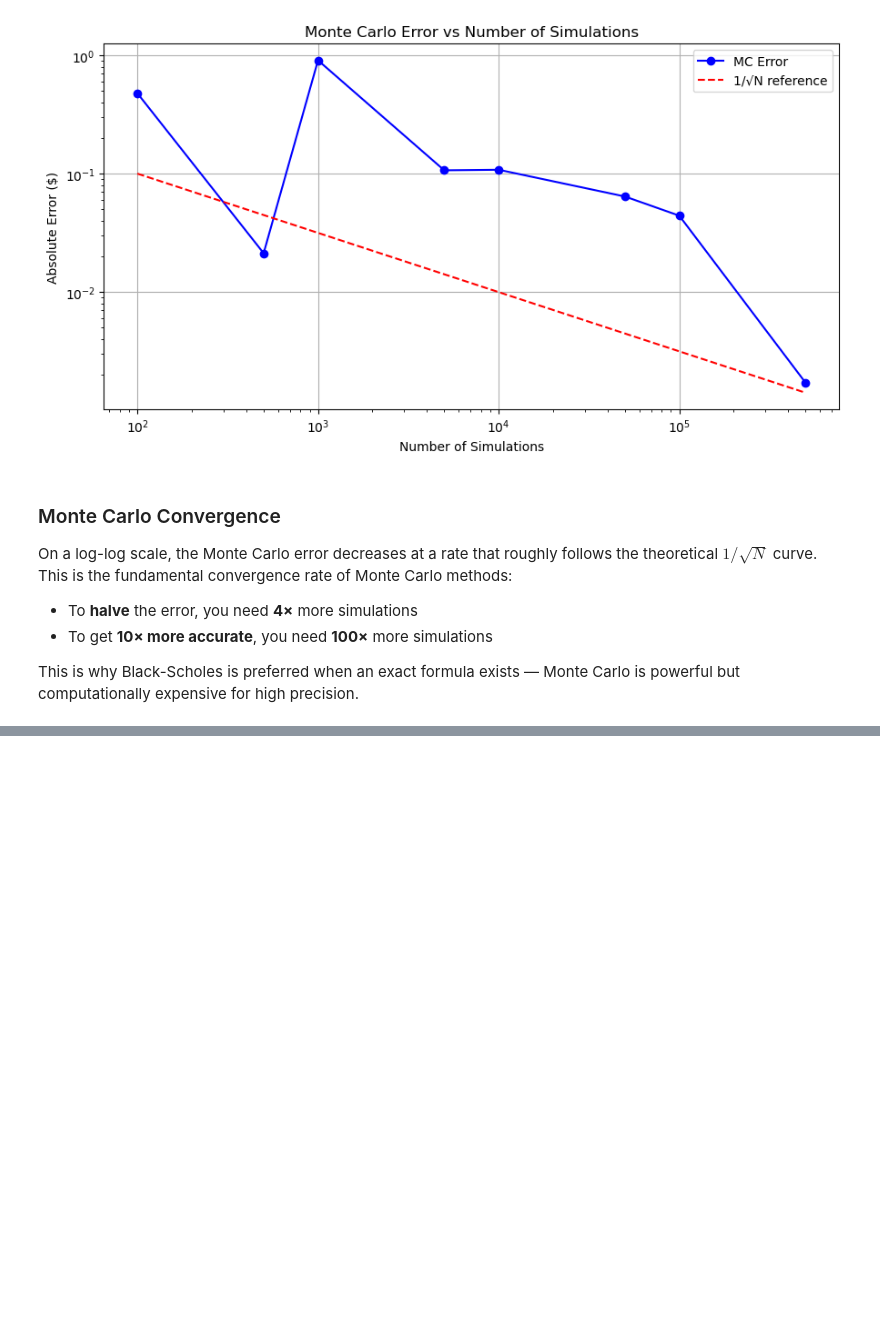
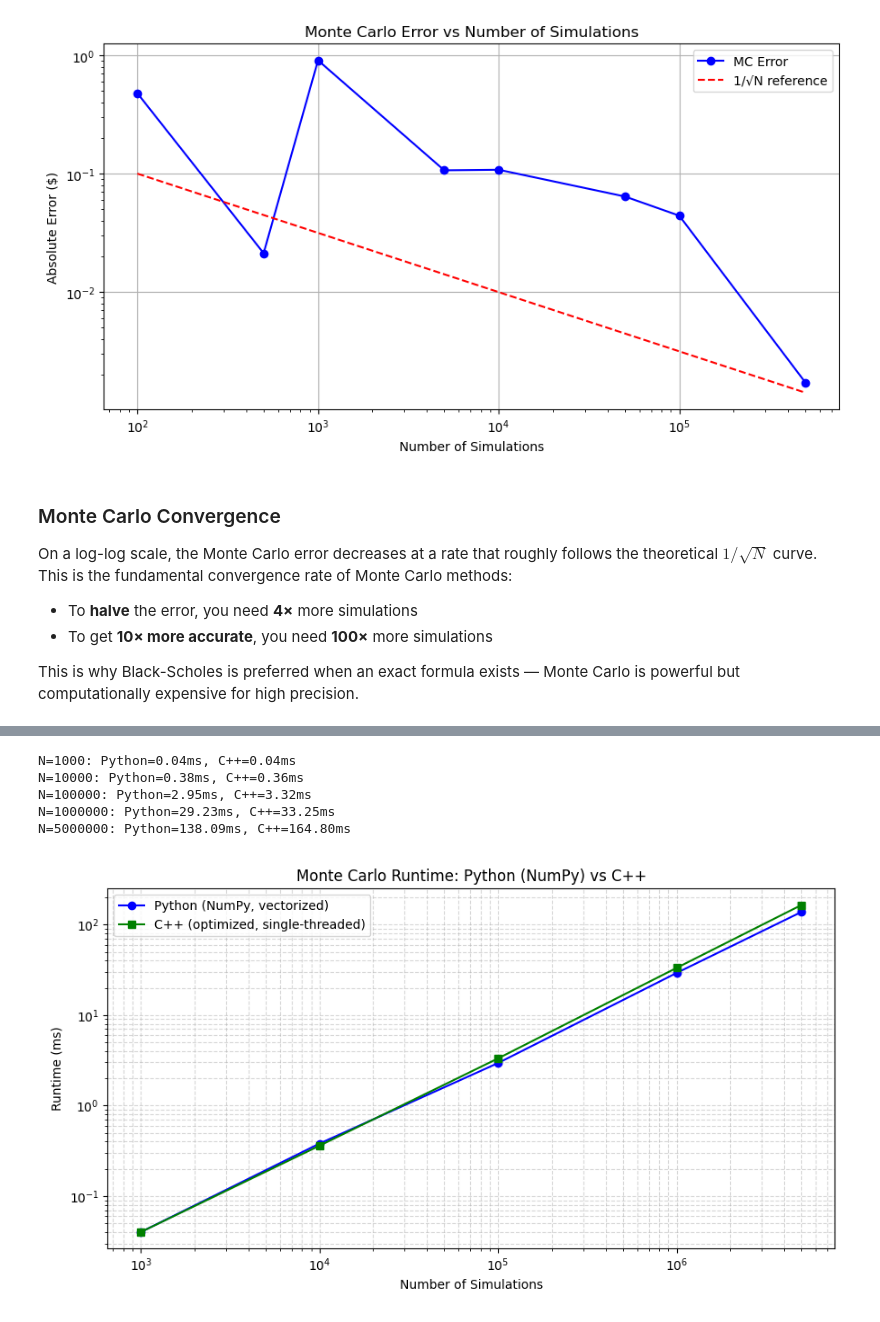
Before and after one commit to TjWill859/options-pricing, a Jupyter notebook: options_pricing.ipynb, the cells around one changed output, grey strips where cells are left out. Cells and saved outputs as stored; diff of their text form; code cells hidden in the pictures; blank space fills up the shorter version.

Commit message:
Add C++ Monte Carlo benchmark

```diff
--- a/options_pricing.ipynb
+++ b/options_pricing.ipynb
@@ -266,0 +300,51 @@ This is why Black-Scholes is preferred when an exact formula exists — Monte Ca
+# %%
+import subprocess
+import time
+from monte_carlos import monte_carlo
+
+S, K, T, r, sigma = 100, 100, 1, 0.05, 0.2
+option_type = "call"
+
+sim_counts = [1_000, 10_000, 100_000, 1_000_000, 5_000_000]
+n_trials = 5
+
+python_times = []
+cpp_times = []
+
+for n in sim_counts:
+    min_python_time = float('inf')
+    for _ in range(n_trials):
+        start = time.perf_counter()
+        monte_carlo(S, K, T, r, sigma, n, option_type)
+        elapsed = (time.perf_counter() - start) * 1000
+        min_python_time = min(min_python_time, elapsed)
+    python_times.append(min_python_time)
+
+    min_cpp_time = float('inf')
+    for _ in range(n_trials):
+        result = subprocess.run(["./monte_carlo", str(n)], capture_output=True, text=True)
+        price_str, time_str = result.stdout.strip().split(",")
+        elapsed = float(time_str)
+        min_cpp_time = min(min_cpp_time, elapsed)
+    cpp_times.append(min_cpp_time)
+
+    print(f"N={n}: Python={python_times[-1]:.2f}ms, C++={cpp_times[-1]:.2f}ms")
+# %% [output]
+N=1000: Python=0.04ms, C++=0.04ms
+N=10000: Python=0.38ms, C++=0.36ms
+N=100000: Python=2.95ms, C++=3.32ms
+N=1000000: Python=29.23ms, C++=33.25ms
+N=5000000: Python=138.09ms, C++=164.80ms
+# %%
+plt.figure(figsize=(9, 5))
+plt.loglog(sim_counts, python_times, 'b-o', label='Python (NumPy, vectorized)')
+plt.loglog(sim_counts, cpp_times, 'g-s', label='C++ (optimized, single-threaded)')
+plt.xlabel('Number of Simulations')
+plt.ylabel('Runtime (ms)')
+plt.title('Monte Carlo Runtime: Python (NumPy) vs C++')
+plt.legend()
+plt.grid(True, which="both", ls="--", alpha=0.5)
+plt.tight_layout()
+plt.show()
+# %% [output]
+[figure, added]
```
Also changed, not shown: parts of 3 cells of this notebook, 5 other files.
